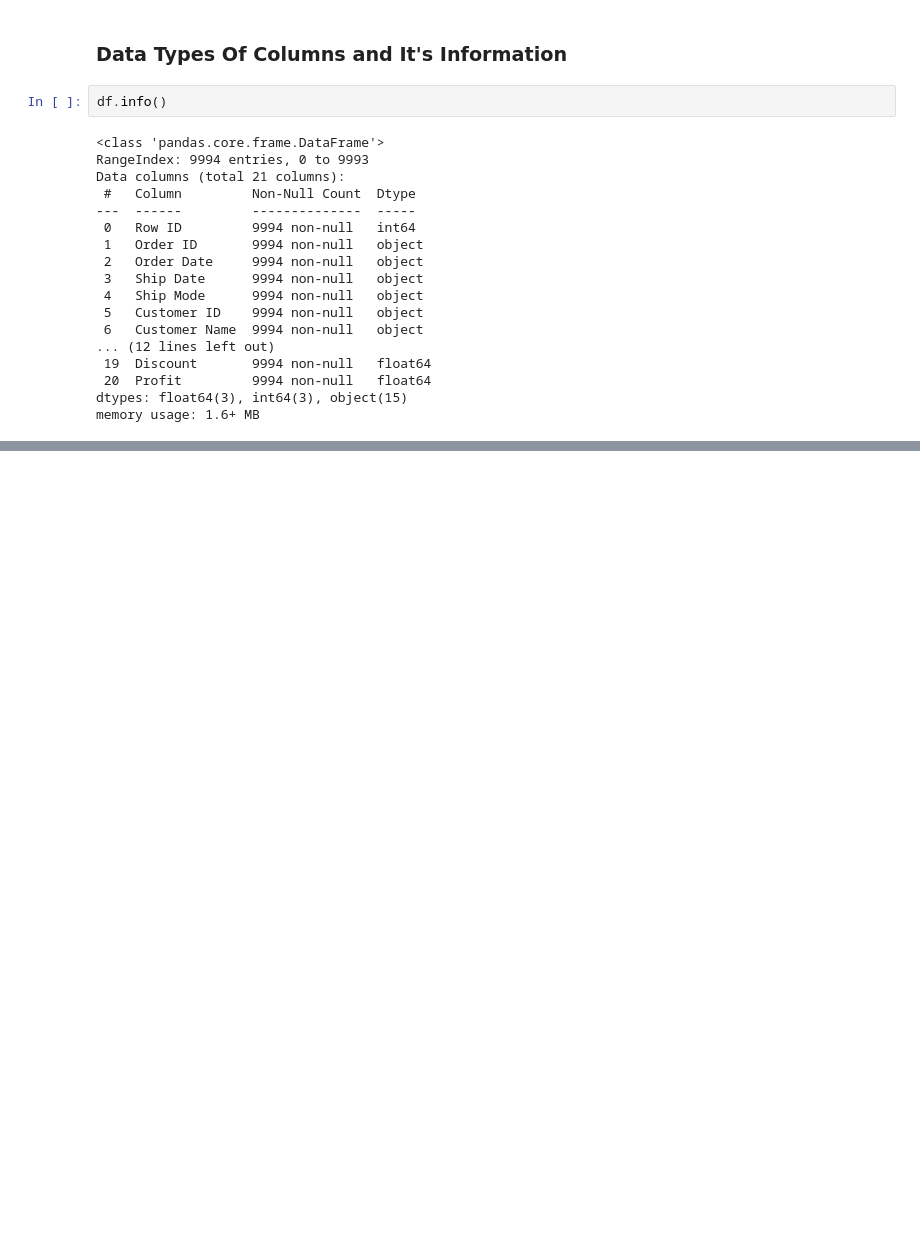
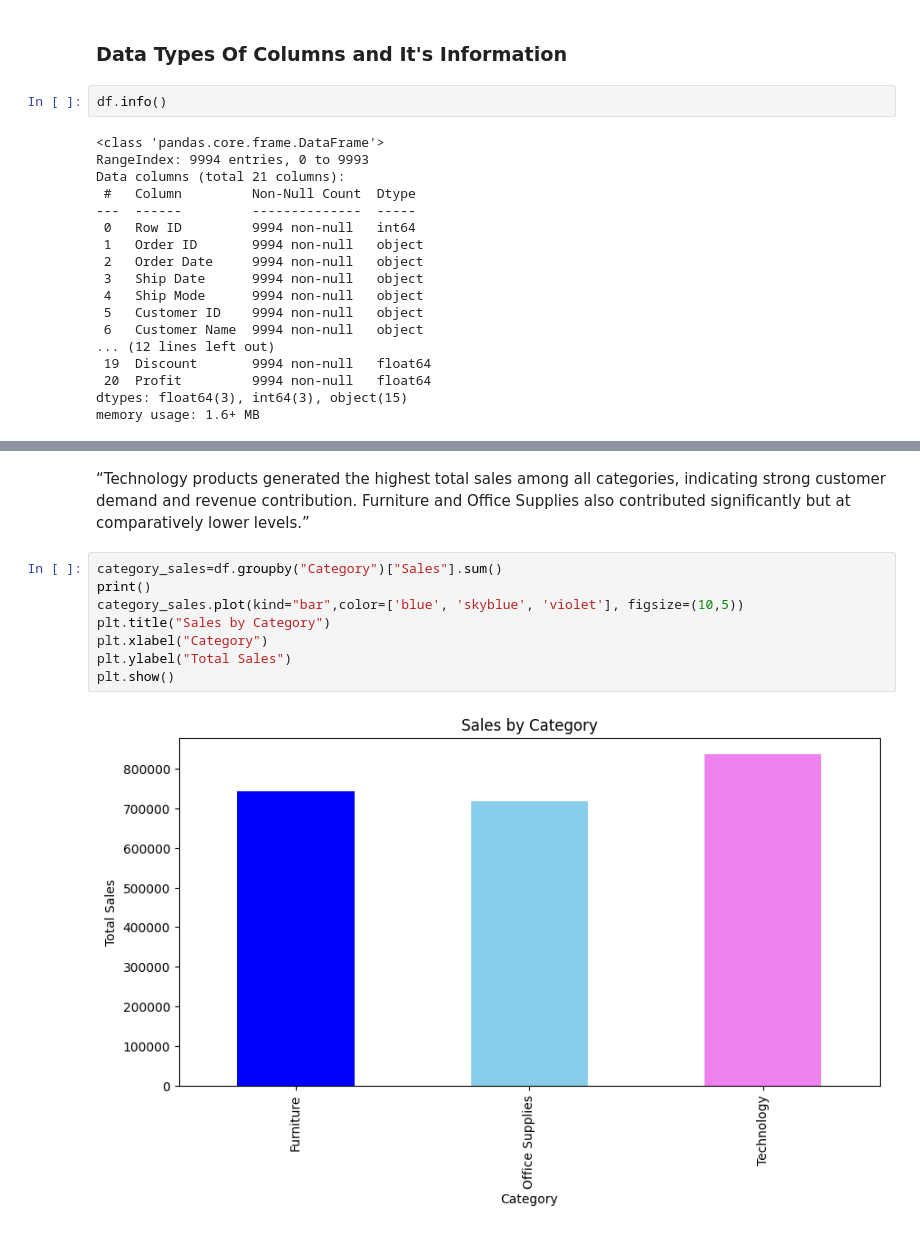
Before and after one commit to Tejareddy-443/Data-Analyis-Project-internship, a Jupyter notebook: Data_wrangling.ipynb, the cells around one changed output, grey strips where cells are left out. Drawn from its saved outputs; the diff is of its cells as text; blank space fills up the shorter version.

```diff
--- a/Data_wrangling.ipynb
+++ b/Data_wrangling.ipynb
@@ -73,0 +260,12 @@ memory usage: 1.6+ MB
+# %% [markdown]
+“Technology products generated the highest total sales among all categories, indicating strong customer demand and revenue contribution. Furniture and Office Supplies also contributed significantly but at comparatively lower levels.”
+# %%
+category_sales=df.groupby("Category")["Sales"].sum()
+print()
+category_sales.plot(kind="bar",color=['blue', 'skyblue', 'violet'], figsize=(10,5))
+plt.title("Sales by Category")
+plt.xlabel("Category")
+plt.ylabel("Total Sales")
+plt.show()
+# %% [output]
+[figure, added]
```
Also changed, not shown: parts of 23 cells of this notebook.
